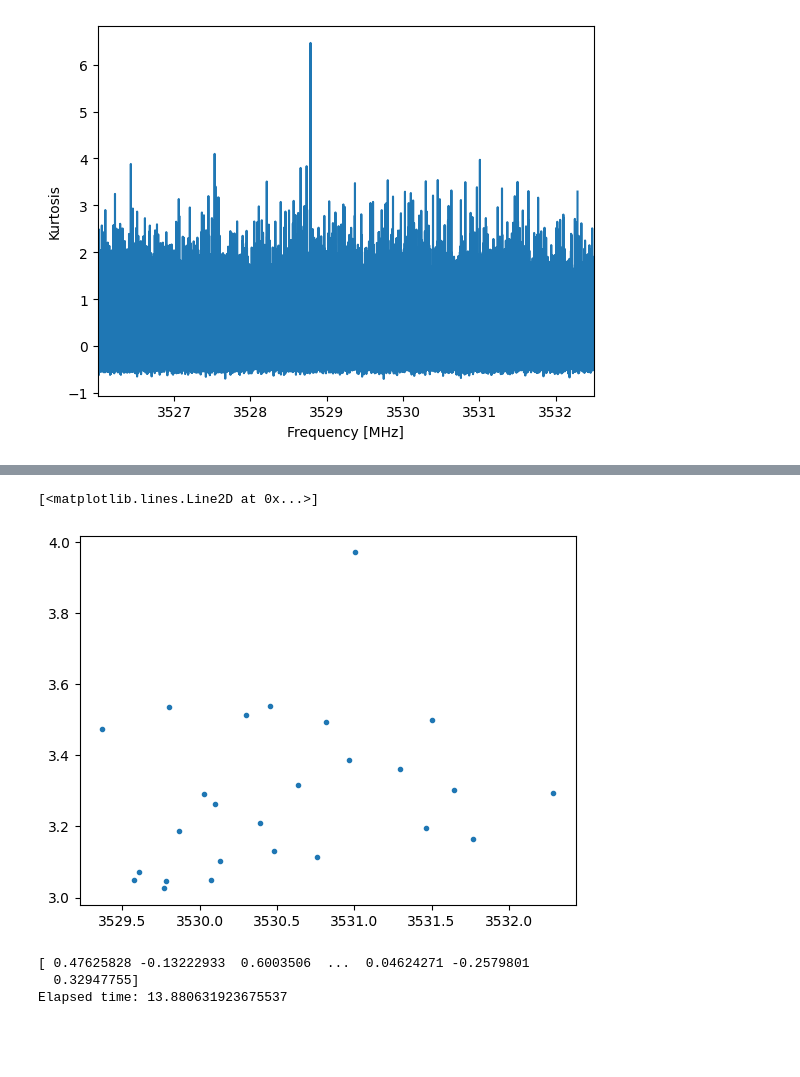
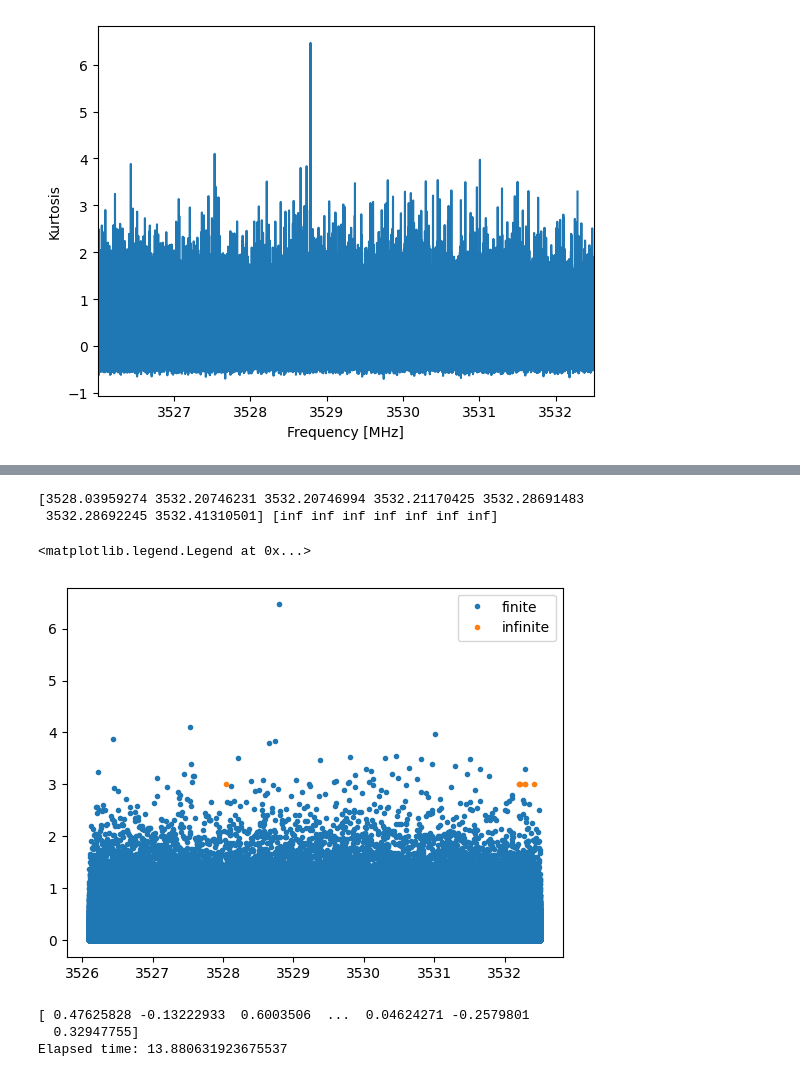
Before and after one commit to jareds-laf/playing-with-cosmic-data, a Jupyter notebook: filterbank/filterbank_kurtosis.ipynb, the cells around one changed output, grey strips where cells are left out. Cells and saved outputs as stored; diff of their text form; code cells hidden in the pictures; blank space fills up the shorter version.

Commit message:
Improvements to json playing and kurtosis plot generating code.

```diff
--- a/filterbank/filterbank_kurtosis.ipynb
+++ b/filterbank/filterbank_kurtosis.ipynb
@@ -240,8 +269,30 @@ print(all_sig_kurts[0])
+# %%
+# print((all_sig_freqs[0]))
+# print(all_sig_kurts[0])
+# print(pltdata)
+
+
+# Grab index of infinities:
+# np.where(np.isinf(all_sig_kurts[0]))
+
+inf_freqs = all_sig_freqs[0][np.where(np.isinf(all_sig_kurts[0]))]
+inf_kurts = all_sig_kurts[0][np.where(np.isinf(all_sig_kurts[0]))]
+
+print(inf_freqs, inf_kurts)
+
+# print(all_sig_kurts[0][np.where[all_sig_kurts ]])
+# %% [output]
+[3528.03959274 3532.20746231 3532.20746994 3532.21170425 3532.28691483
+ 3532.28692245 3532.41310501] [inf inf inf inf inf inf inf]
 # %%
-plt.plot(all_sig_freqs[0], all_sig_kurts[0], '.')
+fig, ax = plt.subplots()
+
+ax.plot(all_sig_freqs[0], all_sig_kurts[0], '.', label='finite')
+ax.plot(inf_freqs, np.full(7, fill_value= 3), '.', label='infinite')
+ax.legend()
 # %% [output]
-[<matplotlib.lines.Line2D at 0x...>]
+<matplotlib.legend.Legend at 0x...>
-[figure, old version]
+[figure, new version]
 # %%
 # Code modified from blimpy GitHub (plotting > plot_kurtosis.py)
 t0 = time.time()
```
Also changed, not shown: parts of 15 cells of this notebook, 3 other files.
